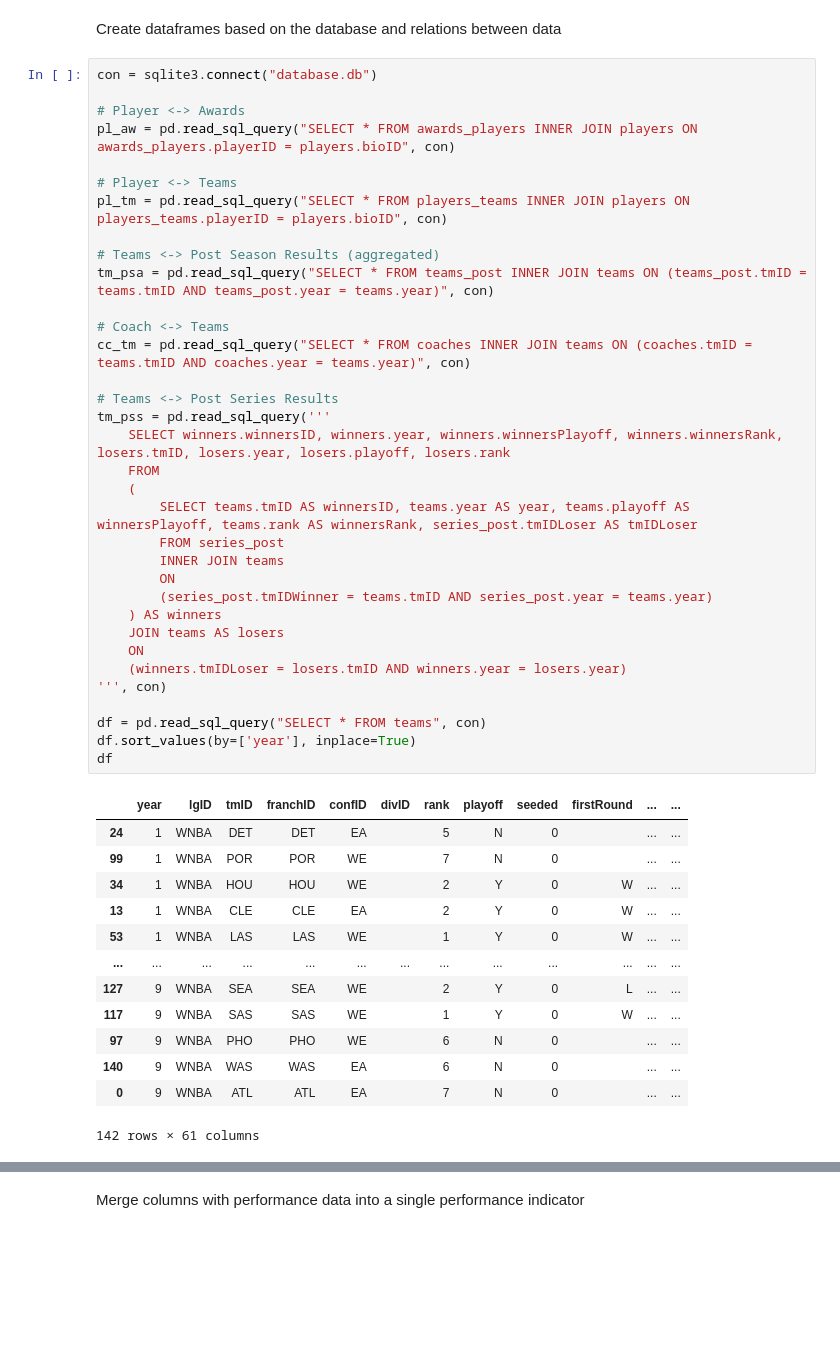
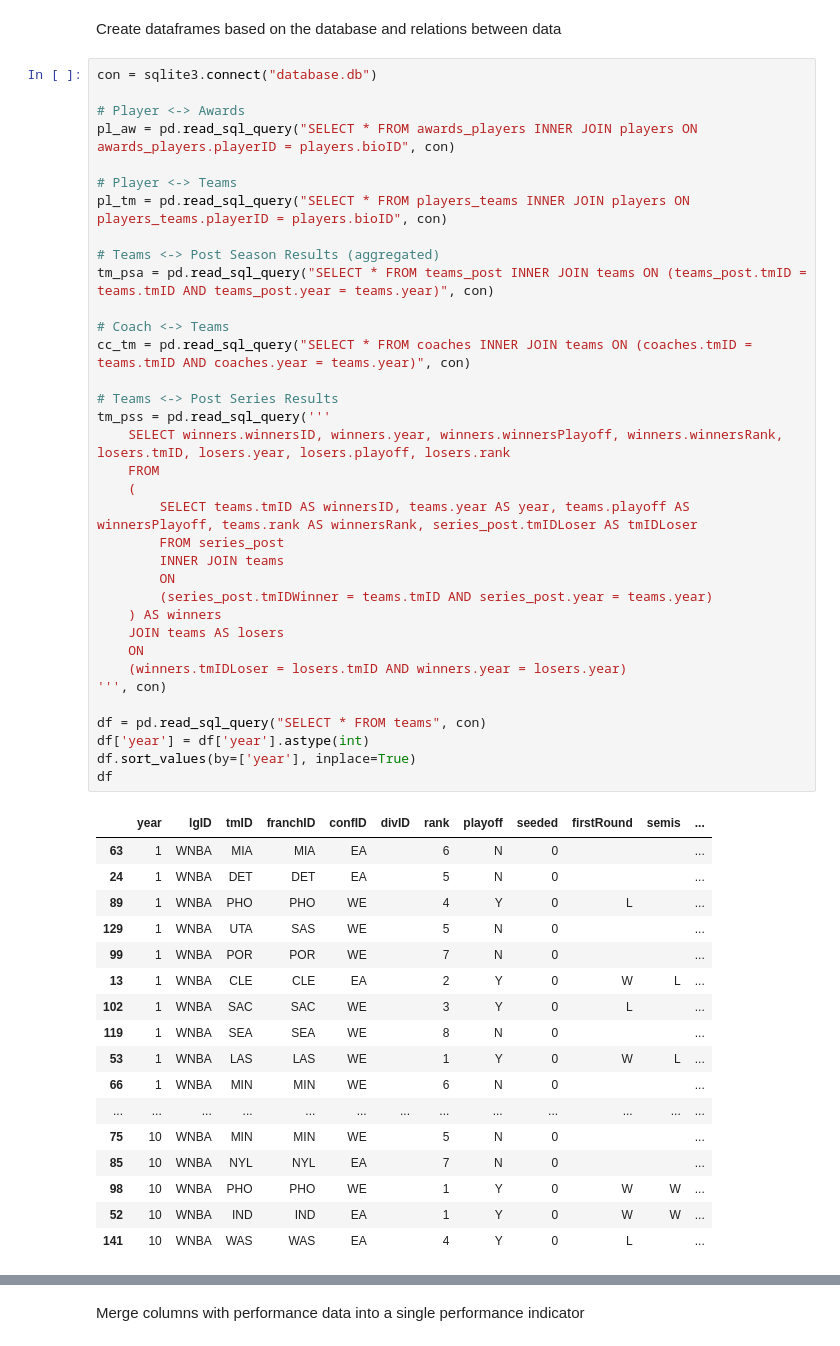
Before and after one commit to toni-santos/ac-2023, a Jupyter notebook: main.ipynb, the cells around one changed output, grey strips where cells are left out. Cells and saved outputs as stored; diff of their text form; blank space fills up the shorter version.

```diff
--- a/main.ipynb
+++ b/main.ipynb
@@ -48,43 +48,48 @@ pl_aw = pd.read_sql_query("SELECT * FROM awards_players INNER JOIN players ON aw
 
 # Player <-> Teams
 pl_tm = pd.read_sql_query("SELECT * FROM players_teams INNER JOIN players ON players_teams.playerID = players.bioID", con)
 
 # Teams <-> Post Season Results (aggregated)
 tm_psa = pd.read_sql_query("SELECT * FROM teams_post INNER JOIN teams ON (teams_post.tmID = teams.tmID AND teams_post.year = teams.year)", con)
 
 # Coach <-> Teams
 cc_tm = pd.read_sql_query("SELECT * FROM coaches INNER JOIN teams ON (coaches.tmID = teams.tmID AND coaches.year = teams.year)", con)
 
 # Teams <-> Post Series Results
 tm_pss = pd.read_sql_query('''
     SELECT winners.winnersID, winners.year, winners.winnersPlayoff, winners.winnersRank, losers.tmID, losers.year, losers.playoff, losers.rank
     FROM
     (
         SELECT teams.tmID AS winnersID, teams.year AS year, teams.playoff AS winnersPlayoff, teams.rank AS winnersRank, series_post.tmIDLoser AS tmIDLoser
         FROM series_post
         INNER JOIN teams
         ON
         (series_post.tmIDWinner = teams.tmID AND series_post.year = teams.year)
     ) AS winners
     JOIN teams AS losers
     ON
     (winners.tmIDLoser = losers.tmID AND winners.year = losers.year)
 ''', con)
 
 df = pd.read_sql_query("SELECT * FROM teams", con)
+df['year'] = df['year'].astype(int)
 df.sort_values(by=['year'], inplace=True)
 df
 # %% [output]
-|  | year | lgID | tmID | franchID | confID | divID | rank | playoff | seeded | firstRound | ... | ... |
-| 24 | 1 | WNBA | DET | DET | EA |  | 5 | N | 0 |  | ... | ... |
-| 99 | 1 | WNBA | POR | POR | WE |  | 7 | N | 0 |  | ... | ... |
-| 34 | 1 | WNBA | HOU | HOU | WE |  | 2 | Y | 0 | W | ... | ... |
-| 13 | 1 | WNBA | CLE | CLE | EA |  | 2 | Y | 0 | W | ... | ... |
-| 53 | 1 | WNBA | LAS | LAS | WE |  | 1 | Y | 0 | W | ... | ... |
+|  | year | lgID | tmID | franchID | confID | divID | rank | playoff | seeded | firstRound | semis | ... |
+| 63 | 1 | WNBA | MIA | MIA | EA |  | 6 | N | 0 |  |  | ... |
+| 24 | 1 | WNBA | DET | DET | EA |  | 5 | N | 0 |  |  | ... |
+| 89 | 1 | WNBA | PHO | PHO | WE |  | 4 | Y | 0 | L |  | ... |
+| 129 | 1 | WNBA | UTA | SAS | WE |  | 5 | N | 0 |  |  | ... |
+| 99 | 1 | WNBA | POR | POR | WE |  | 7 | N | 0 |  |  | ... |
+| 13 | 1 | WNBA | CLE | CLE | EA |  | 2 | Y | 0 | W | L | ... |
+| 102 | 1 | WNBA | SAC | SAC | WE |  | 3 | Y | 0 | L |  | ... |
+| 119 | 1 | WNBA | SEA | SEA | WE |  | 8 | N | 0 |  |  | ... |
+| 53 | 1 | WNBA | LAS | LAS | WE |  | 1 | Y | 0 | W | L | ... |
+| 66 | 1 | WNBA | MIN | MIN | WE |  | 6 | N | 0 |  |  | ... |
 | ... | ... | ... | ... | ... | ... | ... | ... | ... | ... | ... | ... | ... |
-| 127 | 9 | WNBA | SEA | SEA | WE |  | 2 | Y | 0 | L | ... | ... |
-| 117 | 9 | WNBA | SAS | SAS | WE |  | 1 | Y | 0 | W | ... | ... |
-| 97 | 9 | WNBA | PHO | PHO | WE |  | 6 | N | 0 |  | ... | ... |
-| 140 | 9 | WNBA | WAS | WAS | EA |  | 6 | N | 0 |  | ... | ... |
-| 0 | 9 | WNBA | ATL | ATL | EA |  | 7 | N | 0 |  | ... | ... |
+| 75 | 10 | WNBA | MIN | MIN | WE |  | 5 | N | 0 |  |  | ... |
+| 85 | 10 | WNBA | NYL | NYL | EA |  | 7 | N | 0 |  |  | ... |
+| 98 | 10 | WNBA | PHO | PHO | WE |  | 1 | Y | 0 | W | W | ... |
+| 52 | 10 | WNBA | IND | IND | EA |  | 1 | Y | 0 | W | W | ... |
+| 141 | 10 | WNBA | WAS | WAS | EA |  | 4 | Y | 0 | L |  | ... |
-142 rows × 61 columns
```
Also changed, not shown: parts of 4 cells of this notebook.
